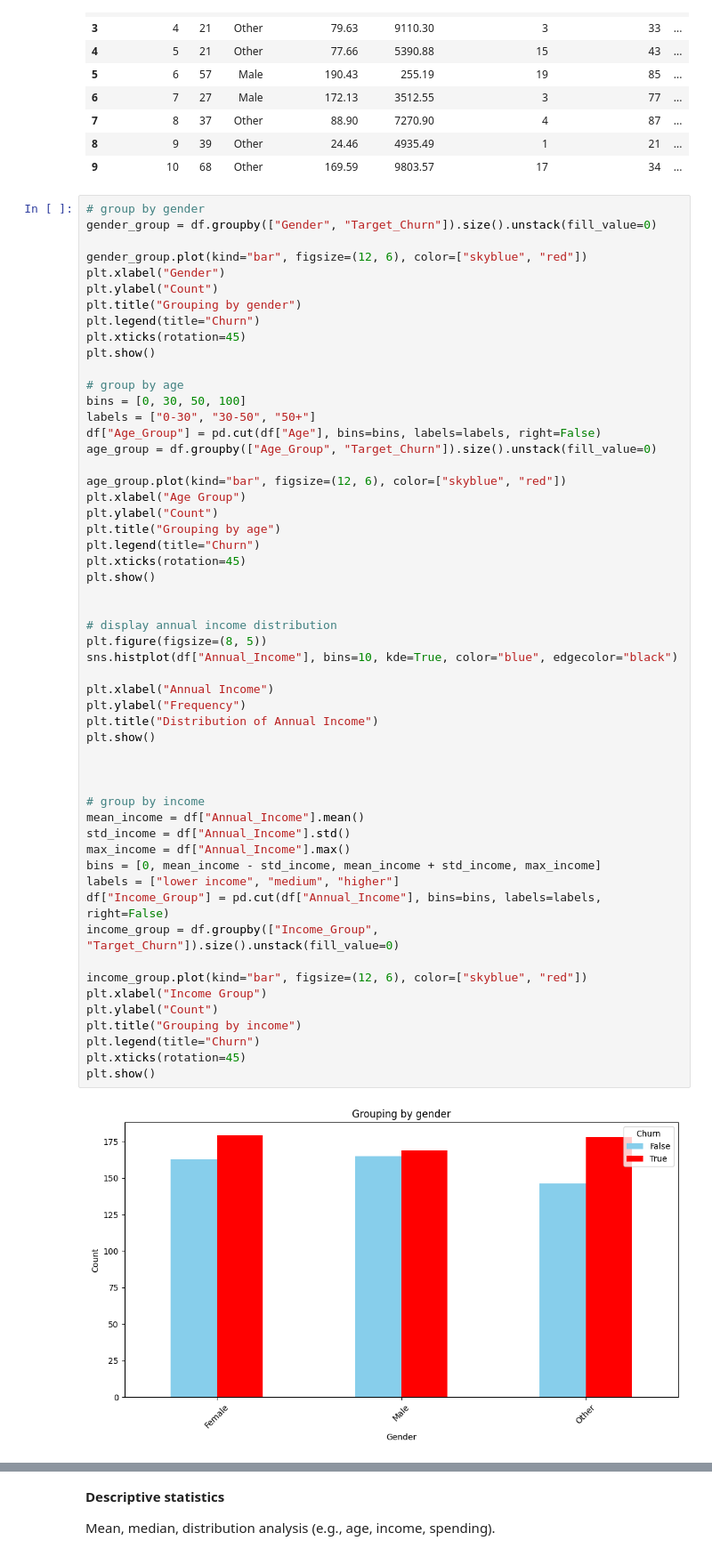
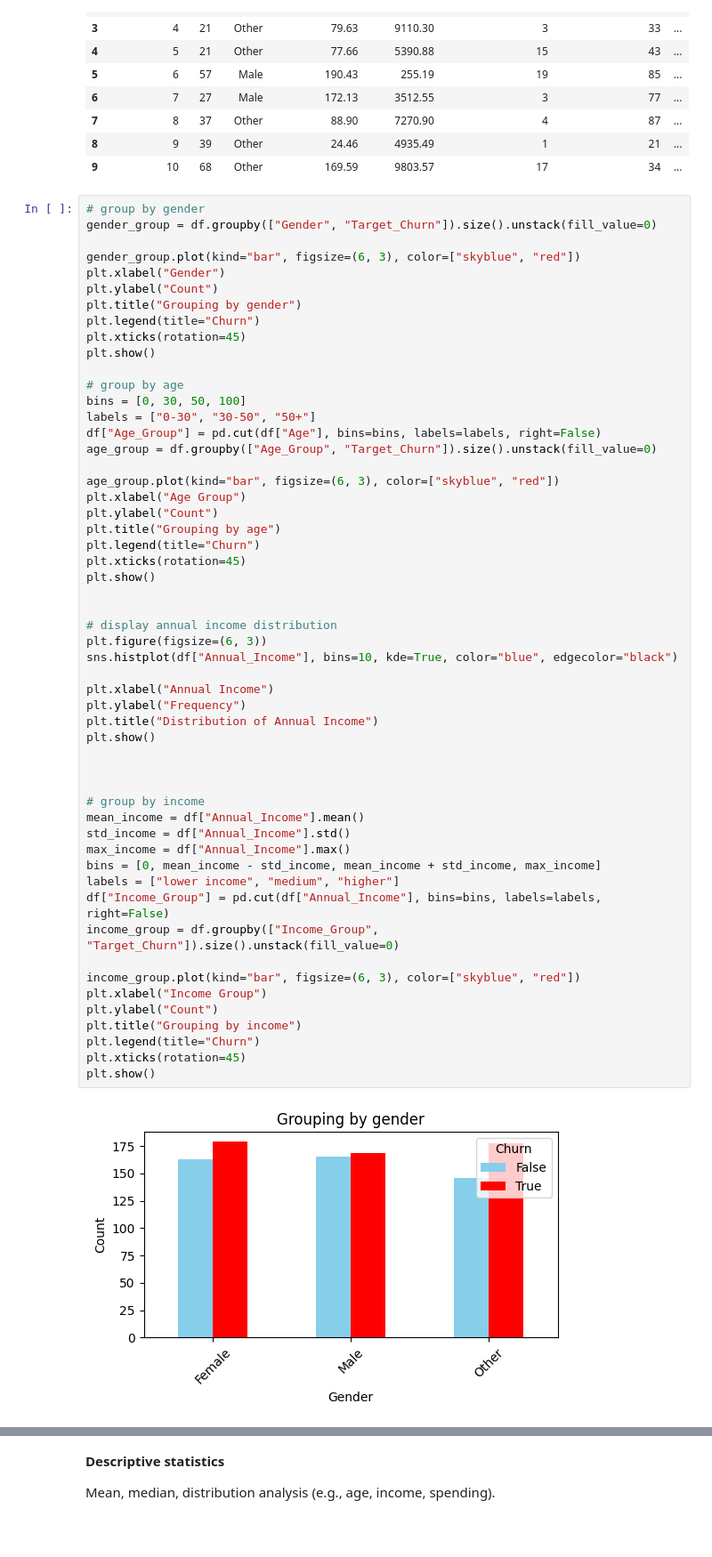
Before and after one commit to mehalyna/nlp-fuzzy, a Jupyter notebook: src/churn-retail.ipynb, the cells around one changed output, grey strips where cells are left out. Shown: that part at 89% size. Cells and saved outputs as stored; diff of their text form; blank space fills up the shorter version.

```diff
--- a/src/churn-retail.ipynb
+++ b/src/churn-retail.ipynb
@@ -73,7 +73,7 @@ Name: 1, dtype: object
 # group by gender
 gender_group = df.groupby(["Gender", "Target_Churn"]).size().unstack(fill_value=0)
 
-gender_group.plot(kind="bar", figsize=(12, 6), color=["skyblue", "red"])
+gender_group.plot(kind="bar", figsize=(6, 3), color=["skyblue", "red"])
 plt.xlabel("Gender")
 plt.ylabel("Count")
 plt.title("Grouping by gender")
@@ -87,7 +87,7 @@ labels = ["0-30", "30-50", "50+"]
 df["Age_Group"] = pd.cut(df["Age"], bins=bins, labels=labels, right=False)
 age_group = df.groupby(["Age_Group", "Target_Churn"]).size().unstack(fill_value=0)
 
-age_group.plot(kind="bar", figsize=(12, 6), color=["skyblue", "red"])
+age_group.plot(kind="bar", figsize=(6, 3), color=["skyblue", "red"])
 plt.xlabel("Age Group")
 plt.ylabel("Count")
 plt.title("Grouping by age")
@@ -95,33 +95,33 @@ plt.legend(title="Churn")
 plt.xticks(rotation=45)
 plt.show()
 
 
 # display annual income distribution
-plt.figure(figsize=(8, 5))
+plt.figure(figsize=(6, 3))
 sns.histplot(df["Annual_Income"], bins=10, kde=True, color="blue", edgecolor="black")
 
 plt.xlabel("Annual Income")
 plt.ylabel("Frequency")
 plt.title("Distribution of Annual Income")
 plt.show()
 
 
 
 # group by income
 mean_income = df["Annual_Income"].mean()
 std_income = df["Annual_Income"].std()
 max_income = df["Annual_Income"].max()
 bins = [0, mean_income - std_income, mean_income + std_income, max_income]
 labels = ["lower income", "medium", "higher"]
 df["Income_Group"] = pd.cut(df["Annual_Income"], bins=bins, labels=labels, right=False)
 income_group = df.groupby(["Income_Group", "Target_Churn"]).size().unstack(fill_value=0)
 
-income_group.plot(kind="bar", figsize=(12, 6), color=["skyblue", "red"])
+income_group.plot(kind="bar", figsize=(6, 3), color=["skyblue", "red"])
 plt.xlabel("Income Group")
 plt.ylabel("Count")
 plt.title("Grouping by income")
 plt.legend(title="Churn")
 plt.xticks(rotation=45)
 plt.show()
 # %% [output]
-[figure, old version]
+[figure, new version]
```
Also changed, not shown: parts of 4 cells of this notebook, 1 other file.
